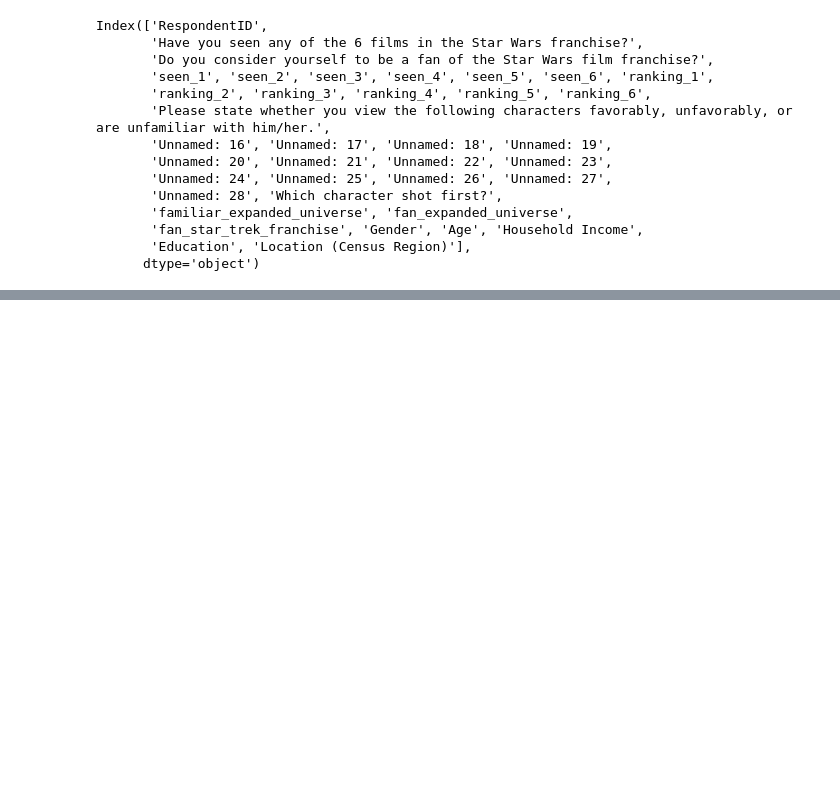
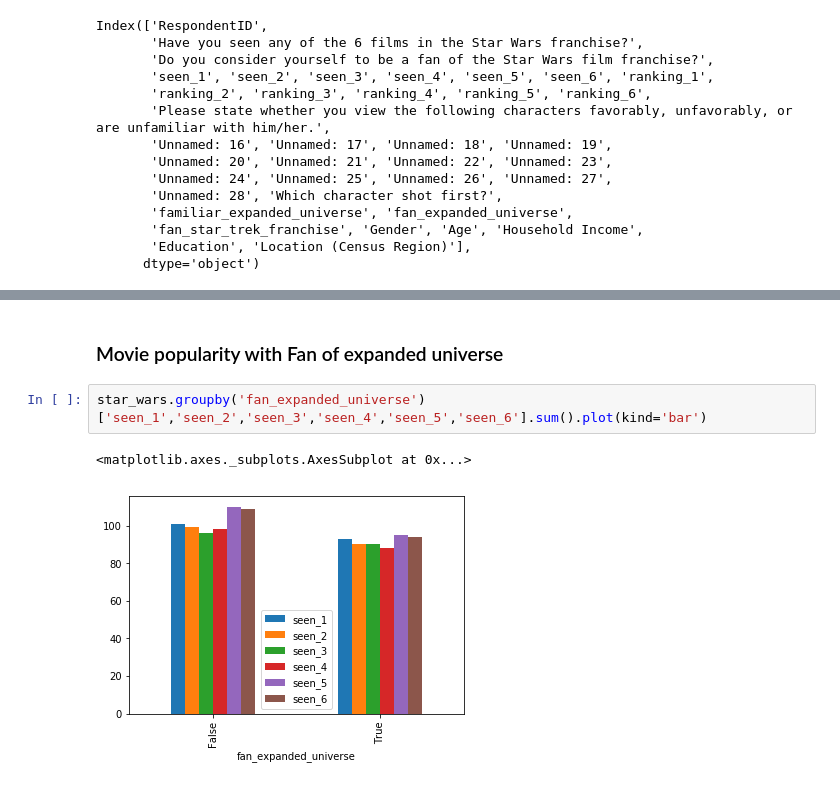
Before and after one commit to purvil/Star-Wars-survey-analysis, a Jupyter notebook: Star Wars Survey Analysis.ipynb, the cells around one changed output, grey strips where cells are left out. Cells and saved outputs as stored; diff of their text form; blank space fills up the shorter version.

```diff
--- a/Star Wars Survey Analysis.ipynb
+++ b/Star Wars Survey Analysis.ipynb
@@ -227,0 +304,7 @@ Index(['RespondentID',
+# %% [markdown]
+### Movie popularity with Fan of expanded universe
+# %%
+star_wars.groupby('fan_expanded_universe')['seen_1','seen_2','seen_3','seen_4','seen_5','seen_6'].sum().plot(kind='bar')
+# %% [output]
+<matplotlib.axes._subplots.AxesSubplot at 0x...>
+[figure, added]
```
Also changed, not shown: parts of 17 cells of this notebook.
